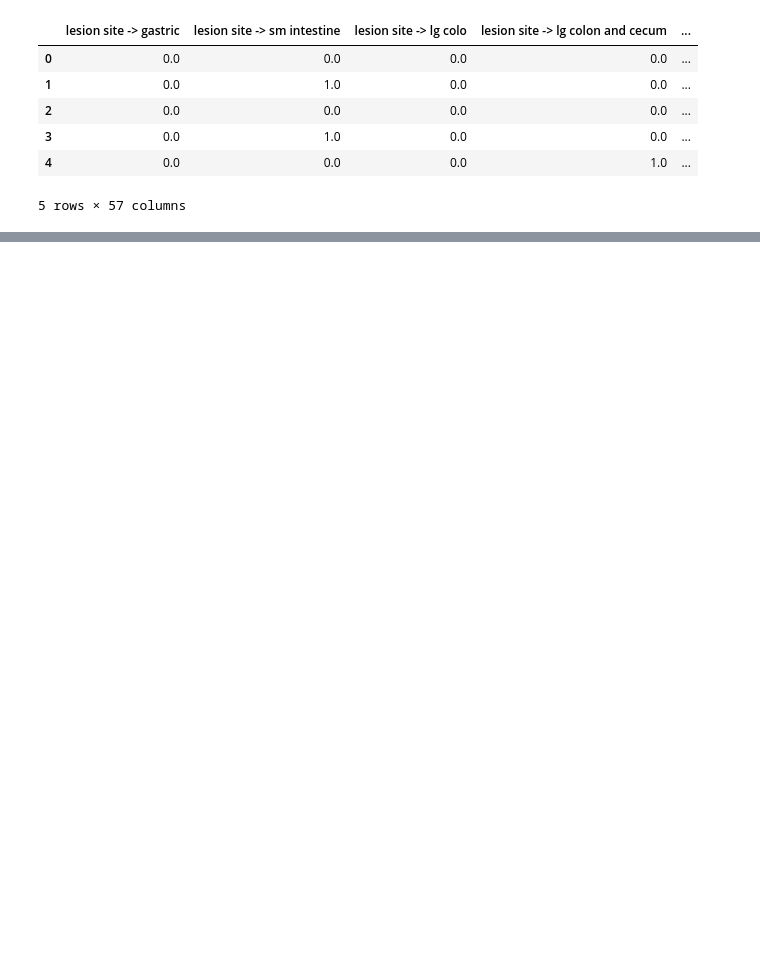
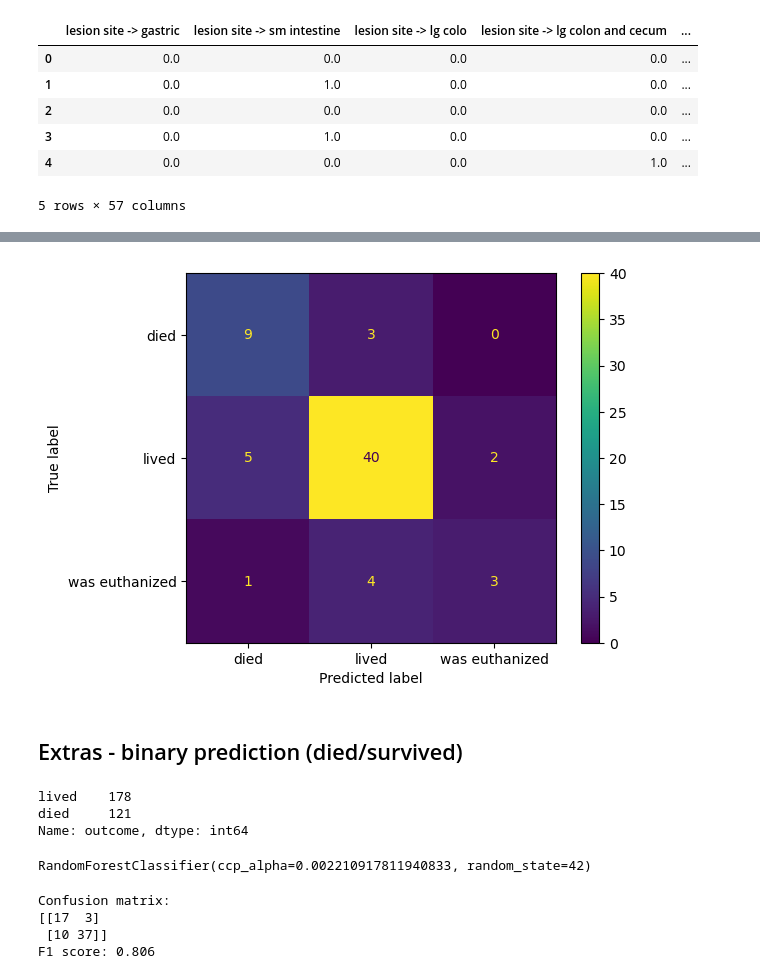
Before and after one commit to kuna728/horse-colic-ml, a Jupyter notebook: horse-colic.ipynb, the cells around one changed output, grey strips where cells are left out. Cells and saved outputs as stored; diff of their text form; code cells hidden in the pictures; blank space fills up the shorter version.

```diff
--- a/horse-colic.ipynb
+++ b/horse-colic.ipynb
@@ -716,0 +1317,3 @@ horse_colic_train_cp.head()
+# %%
+horse_colic_test_processed = dataTransformationPipe.transform(horse_colic_test)
+horse_colic_test_processed.info()
@@ -716,0 +1338,3 @@ horse_colic_train_cp.head()
+# %%
+X_test, y_test = horse_colic_test_processed.drop('outcome', axis=1), horse_colic_test_processed['outcome']
+y_pred = horse_colic_classifier.predict(X_test)
@@ -716,0 +1343,6 @@ horse_colic_train_cp.head()
+# %%
+from sklearn.metrics import f1_score, confusion_matrix
+
+confusion_m = confusion_matrix(y_test, y_pred)
+print(f"Confusion matrix:\n{confusion_m}")
+print(f"F1-micro score: {round(f1_score(y_test, y_pred, average='micro'), DECIMAL_PLACES)}")
@@ -716,0 +1371,40 @@ horse_colic_train_cp.head()
+# %%
+from sklearn.metrics import ConfusionMatrixDisplay
+
+confusion_m_display = ConfusionMatrixDisplay(confusion_matrix = confusion_m, display_labels=['died', 'lived', 'was euthanized']).plot()
+
+plt.show()
+# %% [output]
+[figure, added]
+# %% [markdown]
+## Extras - binary prediction (died/survived)
+# %%
+class BinaryOutcomeTransformer:
+    def transform(self,X,y=None):
+        X["outcome"] = X["outcome"].replace("was euthanized", "died")
+        return X
+
+    def fit(self, X, y=None):
+        return self
+
+dataTransformationBinaryPipe = Pipeline([
+    ('3_class_pipe', dataTransformationPipe),
+    ('binary', BinaryOutcomeTransformer())
+])
+
+horse_colic_train_binary = dataTransformationBinaryPipe.fit_transform(horse_colic_train)
+horse_colic_train_binary["outcome"].value_counts()
+# %% [output]
+lived    178
+died     121
+Name: outcome, dtype: int64
+# %%
+from sklearn.base import clone
+
+
+X_train_binary, y_train_binary = horse_colic_train_binary.drop('outcome', axis=1), horse_colic_train_binary['outcome']
+
+horse_colic_classifier_binary = clone(horse_colic_classifier)
+horse_colic_classifier_binary.fit(X_train_binary, y_train_binary)
+# %% [output]
+RandomForestClassifier(ccp_alpha=0.002210917811940833, random_state=42)
@@ -716,0 +1417,9 @@ horse_colic_train_cp.head()
+# %%
+confusion_m_binary = confusion_matrix(y_test_binary, y_pred_binary)
+print(f"Confusion matrix:\n{confusion_m_binary}")
+print(f"F1 score: {round(f1_score(y_test_binary, y_pred_binary, average='micro'), DECIMAL_PLACES)}")
+# %% [output]
+Confusion matrix:
+[[17  3]
+ [10 37]]
+F1 score: 0.806
```
Also changed, not shown: parts of 98 cells of this notebook, 6 other files.
